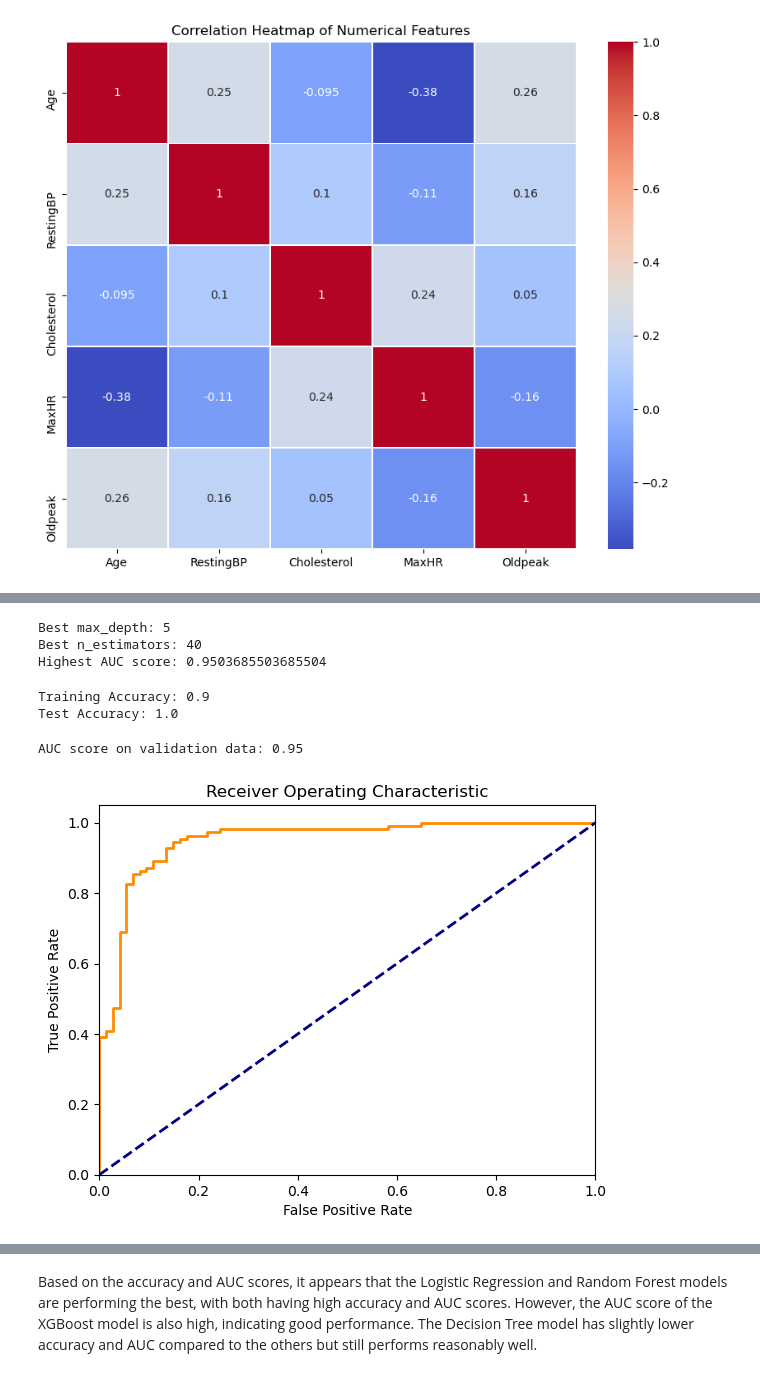
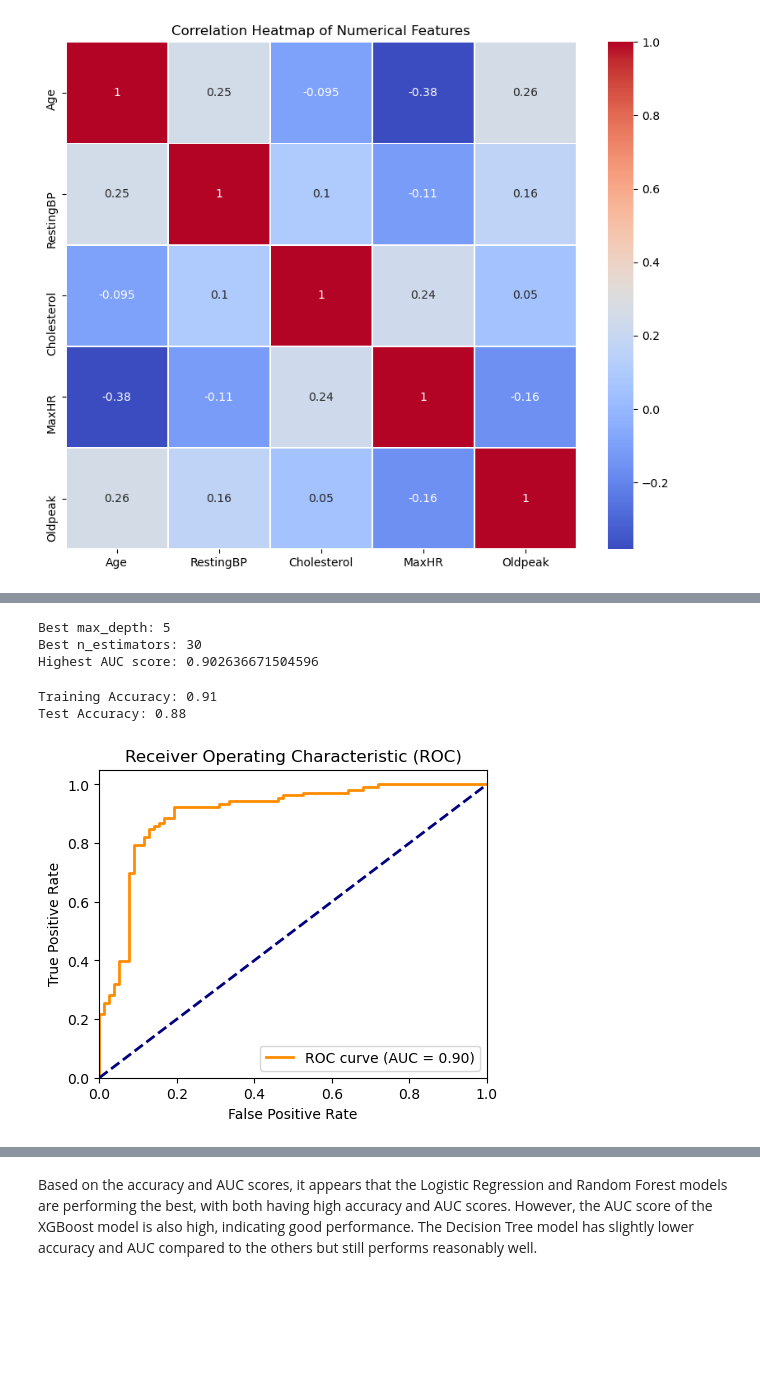
Before and after one commit to Isaac-Ndirangu-Muturi-749/EarlyHeart-Predictive-Modeling-for-Early-Heart-Disease-Detection, a Jupyter notebook: notebook.ipynb, the cells around one changed output, grey strips where cells are left out. Drawn from its saved outputs; the diff is of its cells as text; code cells hidden in the pictures; blank space fills up the shorter version.

```diff
--- a/notebook.ipynb
+++ b/notebook.ipynb
@@ -361,17 +354,17 @@ n_estimators_values = [10, 20, 30, 40]
 # Iterate over max_depth and n_estimators combinations
 for max_depth in max_depth_values:
     for n_estimators in n_estimators_values:
-        # Create a Decision Tree model with the current parameters
+        # Create a RandomForestClassifier  model with the current parameters
         model = RandomForestClassifier(max_depth=max_depth, n_estimators=n_estimators, random_state=42, n_jobs=-1)
 
         # Train the model on the training data
         model.fit(X_train, y_train)
 
         # Make predictions on the validation data
-        y_pred_proba = model.predict_proba(X_test)[:, 1]
+        y_pred_proba = model.predict_proba(X_val)[:, 1]
 
         # Calculate the AUC score
-        auc = roc_auc_score(y_test, y_pred_proba)
+        auc = roc_auc_score(y_val, y_pred_proba)
 
         # Check if the current AUC score is the best
         if auc > best_auc:
@@ -385,44 +378,68 @@ print(f"Best n_estimators: {best_n_estimators}")
 print(f"Highest AUC score: {best_auc}")
 # %% [output]
 Best max_depth: 5
-Best n_estimators: 40
-Highest AUC score: 0.9503685503685504
+Best n_estimators: 30
+Highest AUC score: 0.902636671504596
 # %%
 from sklearn.ensemble import RandomForestClassifier
 from sklearn.metrics import roc_auc_score, roc_curve, auc
-import matplotlib.pyplot as plt
 
 # Create a Random Forest model with the best parameters
-best_max_depth = 5
-best_n_estimators = 40
-model = RandomForestClassifier(max_depth=best_max_depth, n_estimators=best_n_estimators, random_state=42)
+rf_model = RandomForestClassifier(max_depth=best_max_depth, n_estimators=best_n_estimators, random_state=42)
 
 # Train the model on the training data
-model.fit(X_train, y_train)
+rf_model.fit(X_train, y_train)
 
-from sklearn.metrics import accuracy_score
+# Predict on the training and test data
+y_train_pred = rf_model.predict(X_train)
+y_val_pred = rf_model.predict(X_val)
 
-acc_train =accuracy_score (y_train, model.predict(X_train))
-acc_test = model.score (X_test, model.predict(X_test))
+# Calculate accuracy for training and test data
+acc_train = accuracy_score(y_train, y_train_pred)
+acc_test = accuracy_score(y_val, y_val_pred)
 
 print("Training Accuracy:", round(acc_train, 2))
 print("Test Accuracy:", round(acc_test, 2))
 # %% [output]
-Training Accuracy: 0.9
-Test Accuracy: 1.0
+Training Accuracy: 0.91
+Test Accuracy: 0.88
+# %%
+from sklearn.metrics import roc_curve, roc_auc_score, auc
+import matplotlib.pyplot as plt
+
+# Assuming you have a trained logistic regression model named 'model' and X_val and y_val are your test data
+y_pred_proba = rf_model.predict_proba(X_val)[:, 1]
+
+# Calculate ROC curve and AUC
+fpr, tpr, thresholds = roc_curve(y_val, y_pred_proba)
+roc_auc = auc(fpr, tpr)
+
+# Plot ROC curve
+plt.figure(figsize=(5, 4))
+plt.plot(fpr, tpr, color='darkorange', lw=2, label=f'ROC curve (AUC = {roc_auc:.2f})')
+plt.plot([0, 1], [0, 1], color='navy', lw=2, linestyle='--')
+plt.xlim([0.0, 1.0])
+plt.ylim([0.0, 1.05])
+plt.xlabel('False Positive Rate')
+plt.ylabel('True Positive Rate')
+plt.title('Receiver Operating Characteristic (ROC)')
+plt.legend(loc='lower right')
+plt.show()
+# %% [output]
+[figure, added]
 # %%
 # Make predictions on the validation data
-y_pred_proba = model.predict_proba(X_test)[:, 1]
+y_pred_proba = rf_model.predict_proba(X_val)[:, 1]
 
 # Calculate the AUC score
-roc_auc = roc_auc_score(y_test, y_pred_proba)
+roc_auc = roc_auc_score(y_val, y_pred_proba)
 print(f"AUC score on validation data: {roc_auc:.2f}")
 
 # Plot the ROC curve
-fpr, tpr, _ = roc_curve(y_test, y_pred_proba)
+fpr, tpr, _ = roc_curve(y_val, y_pred_proba)
 
 
-plt.figure()
+plt.figure(figsize=(5,4))
 plt.plot(fpr, tpr, color='darkorange', lw=2)
 plt.plot([0, 1], [0, 1], color='navy', lw=2, linestyle='--')
 plt.xlim([0.0, 1.0])
@@ -431,9 +448,6 @@ plt.xlabel('False Positive Rate')
 plt.ylabel('True Positive Rate')
 plt.title('Receiver Operating Characteristic')
 plt.show()
-# %% [output]
-AUC score on validation data: 0.95
-[figure, removed]
 # %%
 import xgboost as xgb
 from xgboost import DMatrix, train
```
Also changed, not shown: parts of 17 cells of this notebook.
